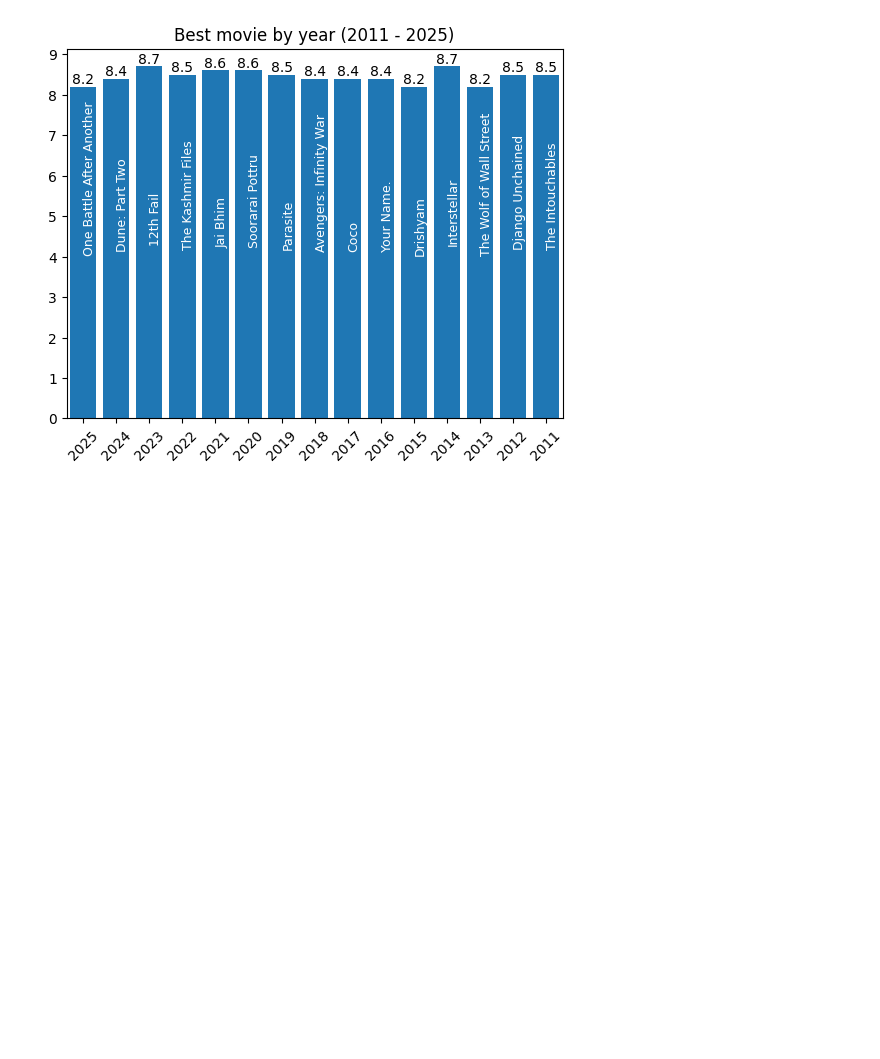
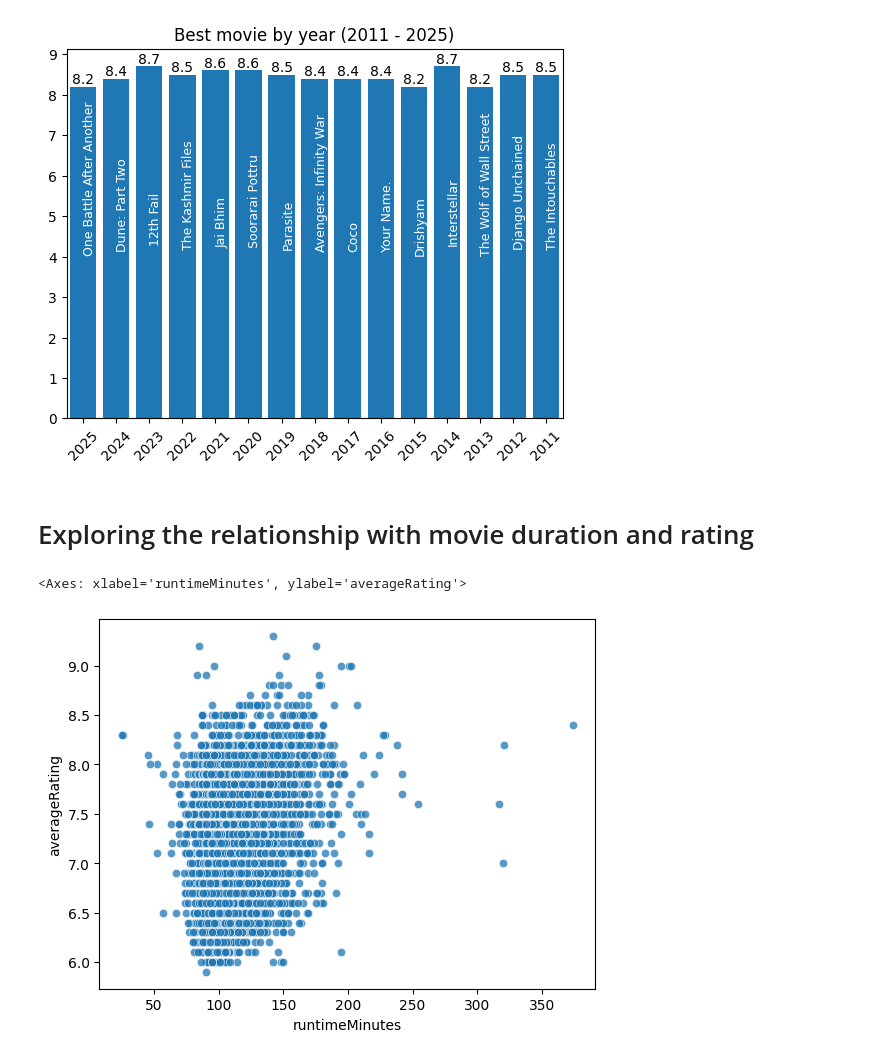
Before and after one commit to prokope/movie-dashboard, a Jupyter notebook: movie_analysis.ipynb, the cells around one changed output. Cells and saved outputs as stored; diff of their text form; code cells hidden in the pictures; blank space fills up the shorter version.

Commit message:
Add scatter plot analyzing relationship between runtime and average rating

```diff
--- a/movie_analysis.ipynb
+++ b/movie_analysis.ipynb
@@ -151,3 +151,11 @@ for bar, (_, row) in zip(bars, best_movies.iterrows()):
   ax.text(x + (width / 2), height / 2, row["primaryTitle"], fontsize=9, color="white", rotation=90)
 # %% [output]
 [figure]
+# %% [markdown]
+# Exploring the relationship with movie duration and rating
+# %%
+top_5k_movies = movie_data.iloc[:5000][["averageRating", "runtimeMinutes"]]
+sns.scatterplot(x=top_5k_movies["runtimeMinutes"], y=top_5k_movies["averageRating"], alpha=0.75)
+# %% [output]
+<Axes: xlabel='runtimeMinutes', ylabel='averageRating'>
+[figure, added]
```
